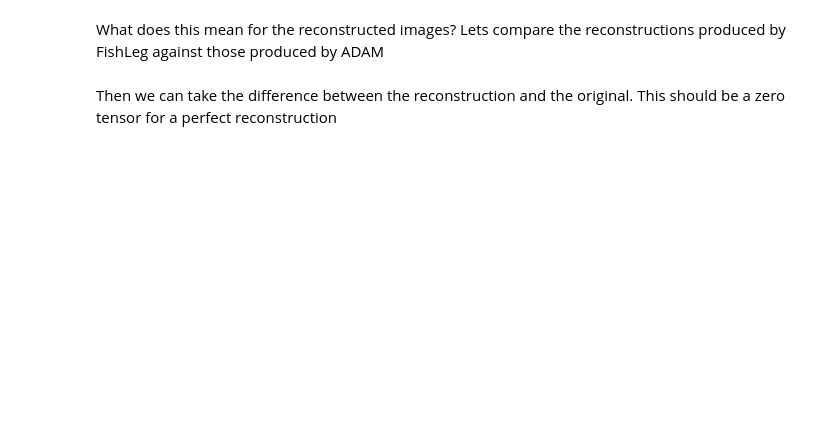
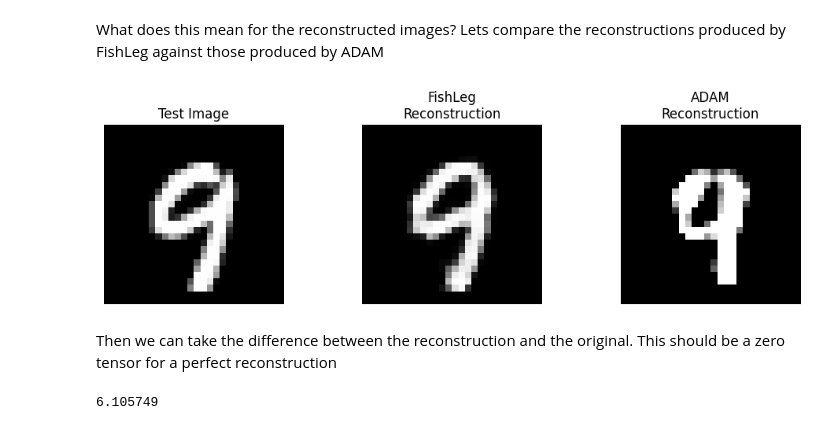
Before and after one commit to mtkresearch/FishLeg, a Jupyter notebook: examples/MNIST_autoencoder.ipynb, the cells around one changed output. Saved outputs shown, nothing was run; the diff lists cells and outputs as text; code cells hidden in the pictures; blank space fills up the shorter version.

```diff
--- a/examples/MNIST_autoencoder.ipynb
+++ b/examples/MNIST_autoencoder.ipynb
@@ -438,30 +444,32 @@ plt.show()
 # %% [markdown]
 What does this mean for the reconstructed images? Lets compare the reconstructions produced by FishLeg against those produced by ADAM
 # %%
-i=5
-vmax = 1#np.max(np.array(test_dataset[i])[0])
-vmin = 0#np.min(np.array(test_dataset[i])[0])
+i=500
+vmax = 1
+vmin = 0
 cmap = 'gray'
 
-fig, axs = plt.subplots(1,3, figsize=(8,3))
+fig, axs = plt.subplots(1,3, figsize=(10,3))
 axs=axs.flatten()
 
 test_img = np.array(test_dataset[i])[0]
 axs[0].imshow(test_img.reshape(28,28), cmap=cmap, vmin=vmin, vmax=vmax)
 axs[0].axis('off')
 axs[0].set_title(f"Test Image")
 
 fishleg_reconstruction = model_FishLeg(test_dataset[i][0].to(device)).cpu().detach().numpy()
 axs[1].imshow(np.array(fishleg_reconstruction).reshape(28,28), cmap=cmap, vmin=vmin, vmax=vmax)
 axs[1].axis('off')
 axs[1].set_title(f"FishLeg\nReconstruction")
 
 adam_reconstruction = model_ADAM(test_dataset[i][0].to(device)).cpu().detach().numpy()
 pl = axs[2].imshow(np.array(adam_reconstruction).reshape(28,28), cmap=cmap, vmin=vmin, vmax=vmax)
 axs[2].axis('off')
 axs[2].set_title(f"ADAM\nReconstruction")
 
-fig.colorbar(pl)
+#fig.colorbar(pl)
 plt.tight_layout()
+# %% [output]
+[figure, added]
 # %% [markdown]
 Then we can take the difference between the reconstruction and the original. This should be a zero tensor for a perfect reconstruction
@@ -470,3 +476,7 @@ min(adam_reconstruction)
+# %%
+max(fishleg_reconstruction)
+# %% [output]
+6.105749
 # %%
 vmin = -1
 vmax = 1
```
Also changed, not shown: parts of 6 cells of this notebook.
